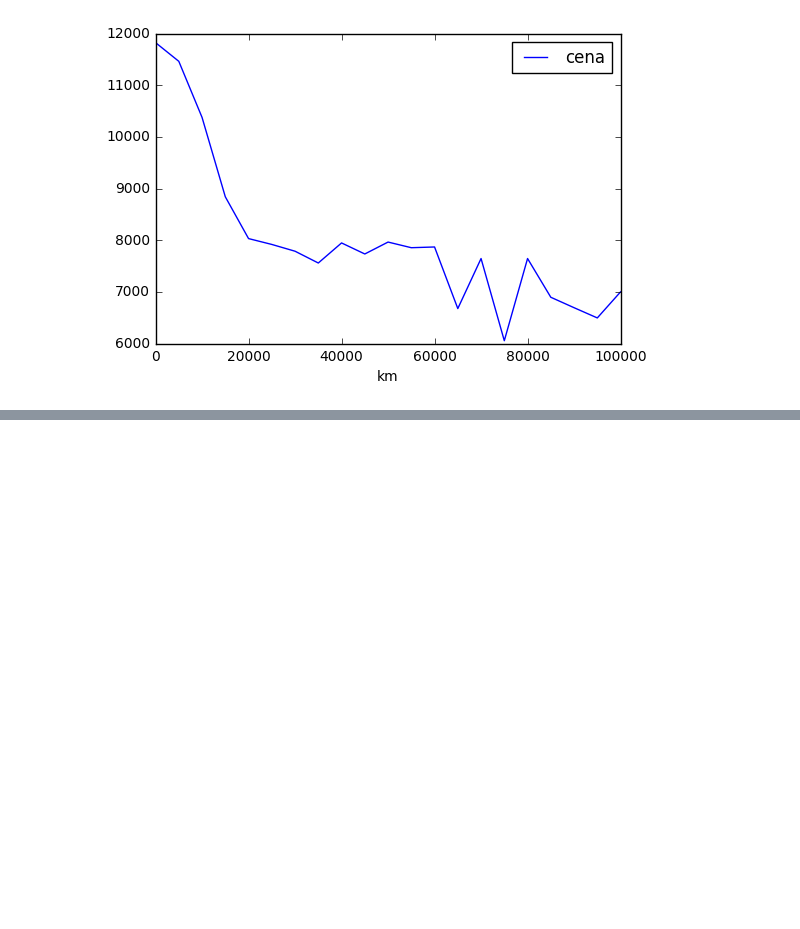
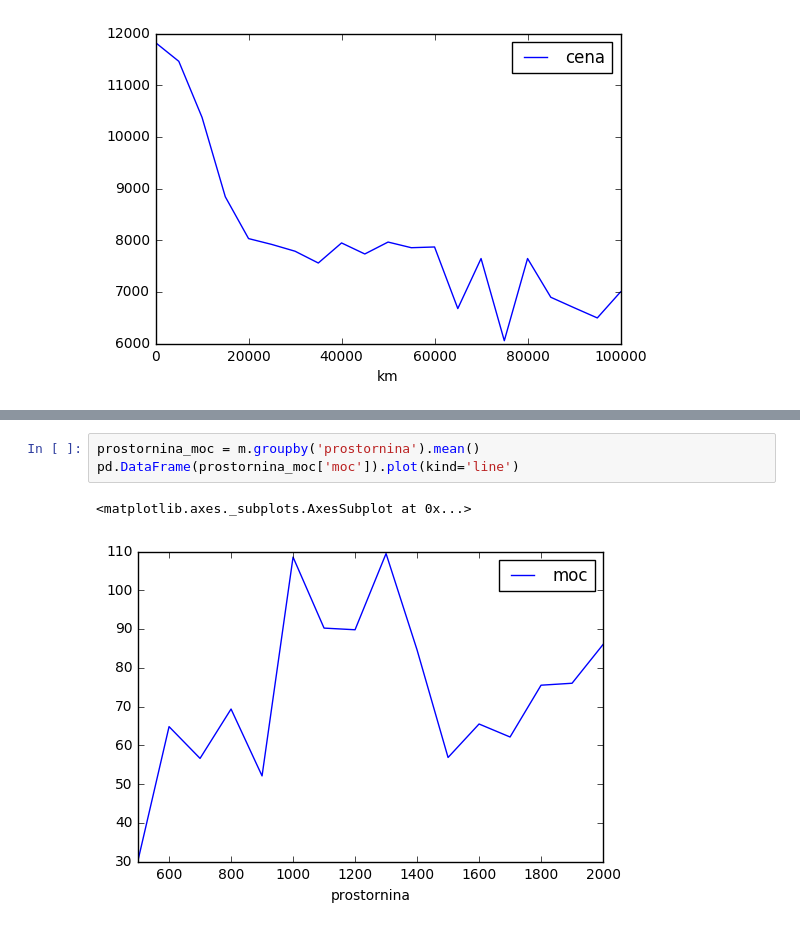
Before and after one commit to FMF-projects/rabljeni-motocikli, a Jupyter notebook: rabljeni_motocikli.ipynb, the cells around one changed output, grey strips where cells are left out. Saved outputs shown, nothing was run; the diff lists cells and outputs as text; blank space fills up the shorter version.

```diff
--- a/rabljeni_motocikli.ipynb
+++ b/rabljeni_motocikli.ipynb
@@ -137,0 +140,6 @@ Name: tip, dtype: int64
+# %%
+prostornina_moc = m.groupby('prostornina').mean()
+pd.DataFrame(prostornina_moc['moc']).plot(kind='line')
+# %% [output]
+<matplotlib.axes._subplots.AxesSubplot at 0x...>
+[figure, added]
```
Also changed, not shown: parts of 8 cells of this notebook.
